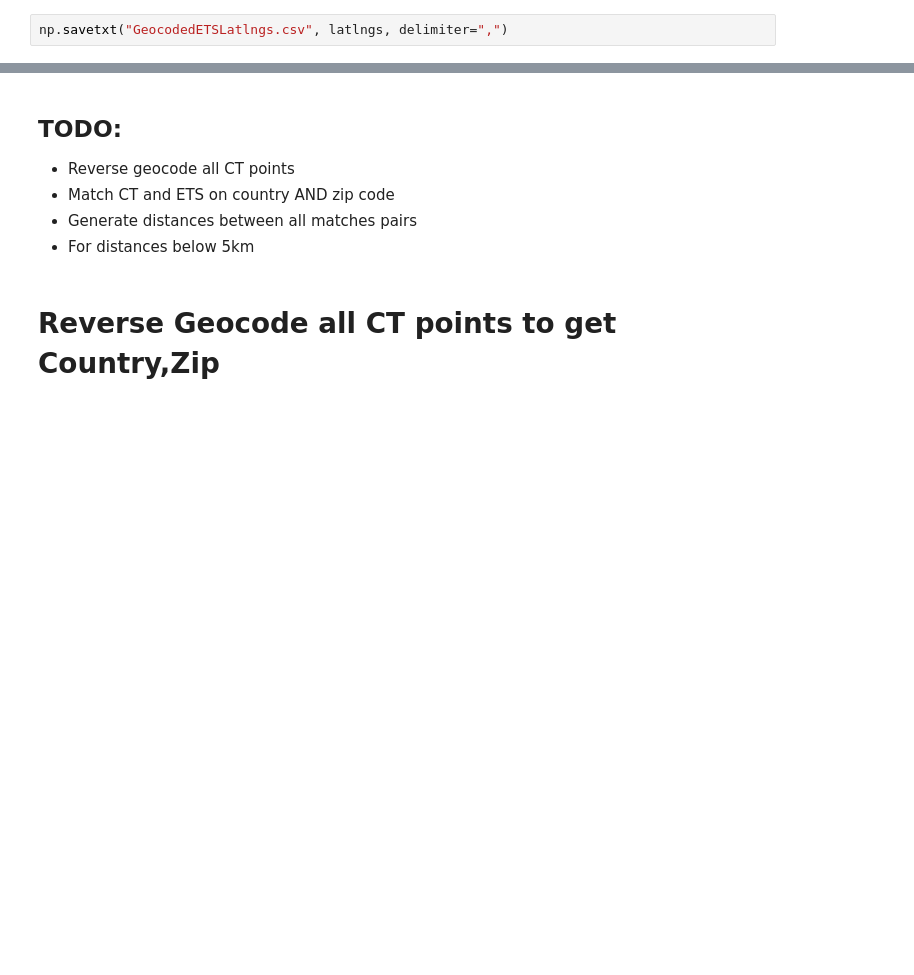
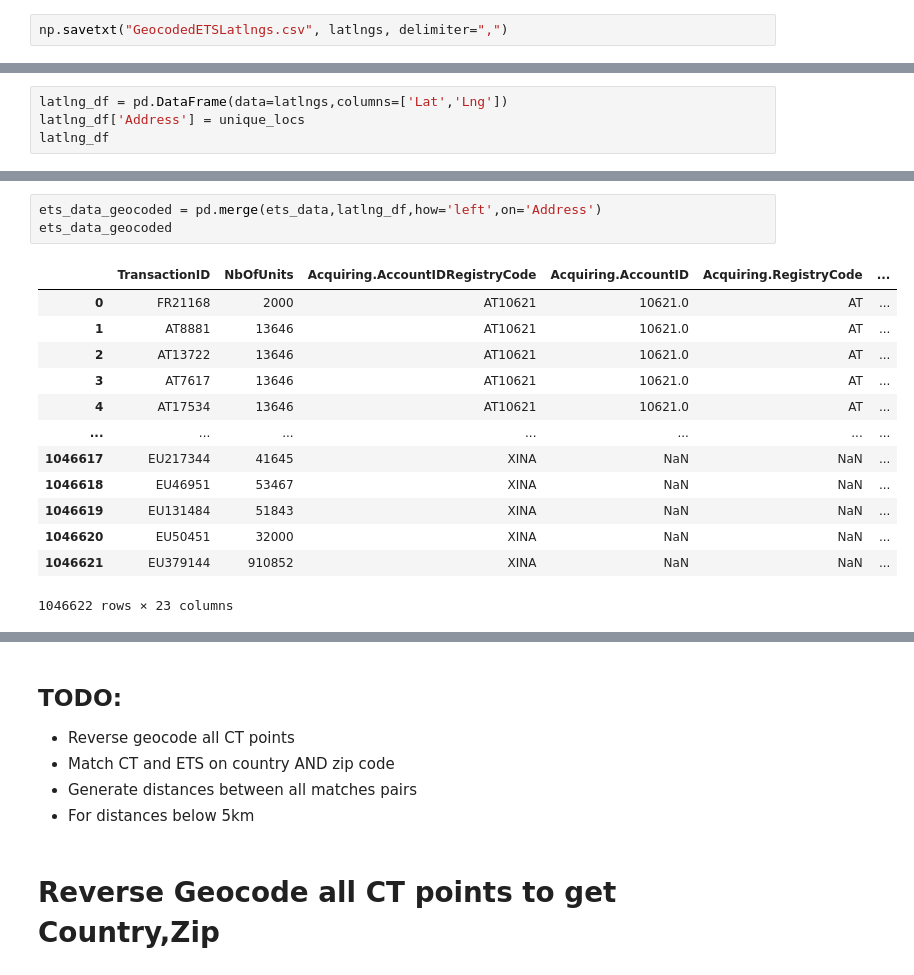
Before and after one commit to rayansud/ClimateTrace-EUETS, a Jupyter notebook: ETS_ClimateTrace_Match.ipynb, the cells around one changed output, grey strips where cells are left out. Saved outputs shown, nothing was run; the diff lists cells and outputs as text; blank space fills up the shorter version.

```diff
--- a/ETS_ClimateTrace_Match.ipynb
+++ b/ETS_ClimateTrace_Match.ipynb
@@ -69,0 +68,4 @@ fig = px.scatter_geo(lat=latlngs[:,0], lon=latlngs[:,1],hover_name=unique_locs)
+# %%
+latlng_df = pd.DataFrame(data=latlngs,columns=['Lat','Lng'])
+latlng_df['Address'] = unique_locs
+latlng_df
@@ -69,0 +86,17 @@ fig = px.scatter_geo(lat=latlngs[:,0], lon=latlngs[:,1],hover_name=unique_locs)
+# %%
+ets_data_geocoded = pd.merge(ets_data,latlng_df,how='left',on='Address')
+ets_data_geocoded
+# %% [output]
+|  | TransactionID | NbOfUnits | Acquiring.AccountIDRegistryCode | Acquiring.AccountID | Acquiring.RegistryCode | ... |
+| 0 | FR21168 | 2000 | AT10621 | 10621.0 | AT | ... |
+| 1 | AT8881 | 13646 | AT10621 | 10621.0 | AT | ... |
+| 2 | AT13722 | 13646 | AT10621 | 10621.0 | AT | ... |
+| 3 | AT7617 | 13646 | AT10621 | 10621.0 | AT | ... |
+| 4 | AT17534 | 13646 | AT10621 | 10621.0 | AT | ... |
+| ... | ... | ... | ... | ... | ... | ... |
+| 1046617 | EU217344 | 41645 | XINA | NaN | NaN | ... |
+| 1046618 | EU46951 | 53467 | XINA | NaN | NaN | ... |
+| 1046619 | EU131484 | 51843 | XINA | NaN | NaN | ... |
+| 1046620 | EU50451 | 32000 | XINA | NaN | NaN | ... |
+| 1046621 | EU379144 | 910852 | XINA | NaN | NaN | ... |
+1046622 rows × 23 columns
```
Also changed, not shown: parts of 10 cells of this notebook.
